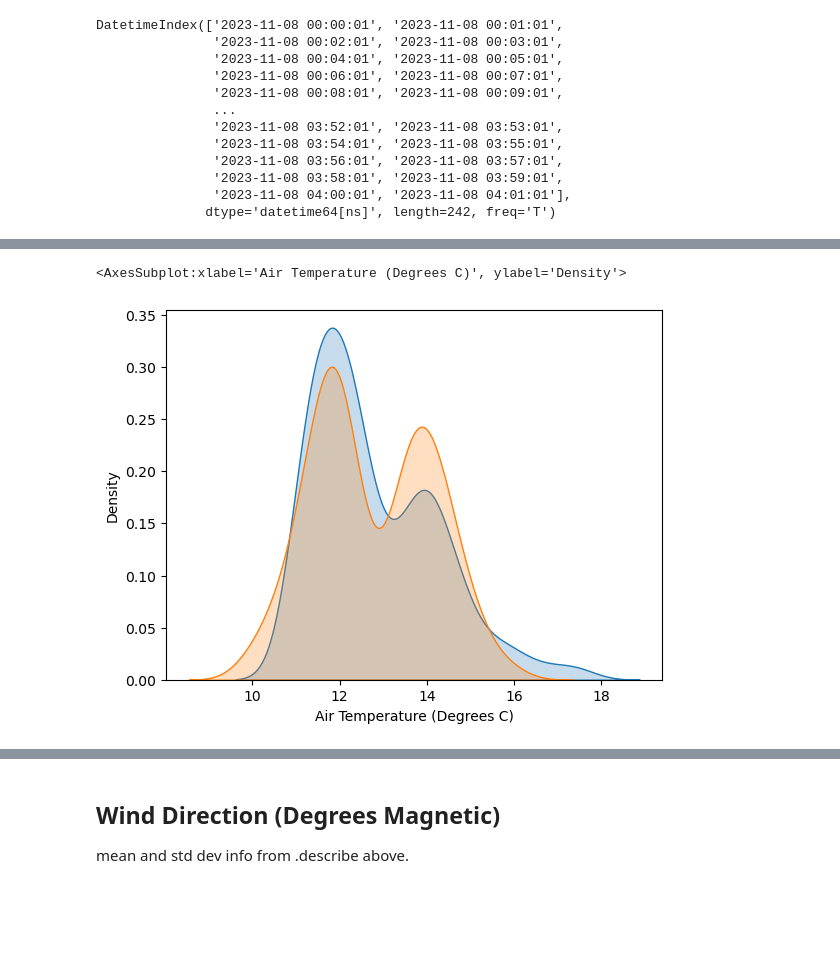
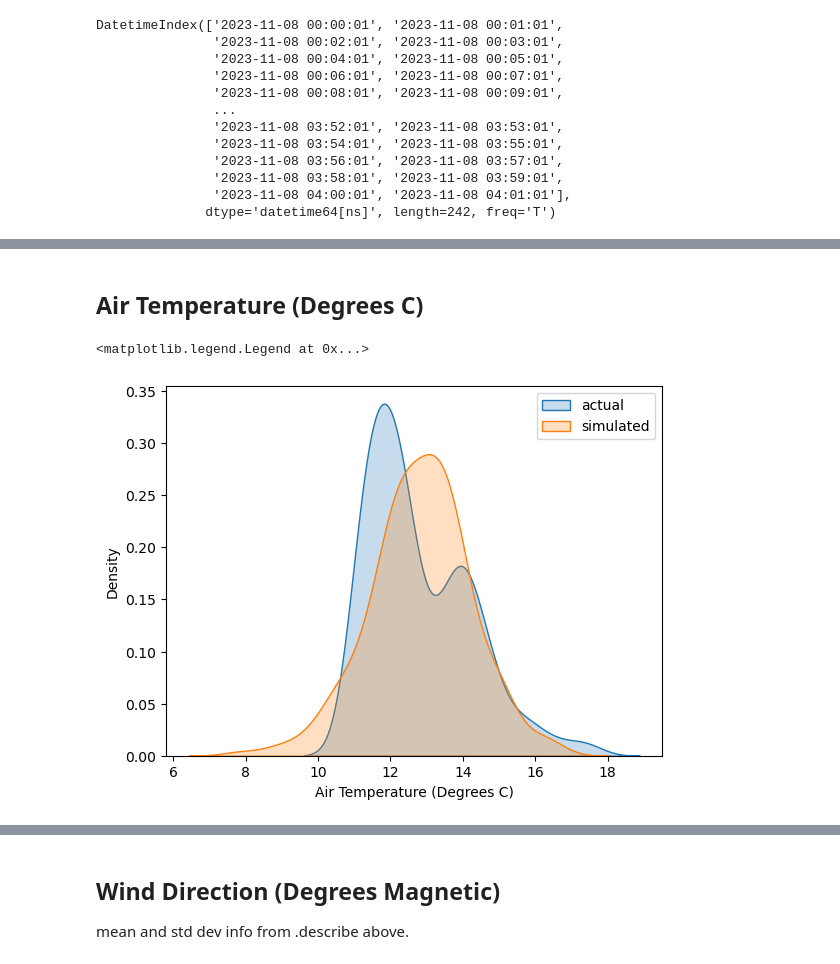
Before and after one commit to dectan/Programming-for-Data-Analysis-Project-1, a Jupyter notebook: Project 1.ipynb, the cells around one changed output, grey strips where cells are left out. Cells and saved outputs as stored; diff of their text form; code cells hidden in the pictures; blank space fills up the shorter version.

```diff
--- a/Project 1.ipynb
+++ b/Project 1.ipynb
@@ -215,15 +194,15 @@ I assigned the shape value = mean and scale = std dev as I found by doing this i
+# %% [markdown]
+## Air Temperature (Degrees C)
 # %%
-mean = 12.801
-std_dev = 1.415
-shape = mean
-scale = std_dev
-
-np.random.seed(61)
-ts01 = pd.DataFrame(data = dweibull.rvs(2,shape, scale,len(idx1)),index =idx1, columns=['Synthesised Air Temperature (Degrees C)'])
+mu = 12.801
+sigma = 1.415
+rng=np.random.default_rng(72)
+ts01 = pd.DataFrame(data=rng.normal(mu, sigma,len(idx1)),index =idx1, columns=['Synthesised Air Temperature (Degrees C)'])
 # %%
-sns.kdeplot(df2['Air Temperature (Degrees C)'],shade=True)
-sns.kdeplot(ts01['Synthesised Air Temperature (Degrees C)'],shade=True)
+sns.kdeplot(df2['Air Temperature (Degrees C)'],shade=True, label="actual")
+sns.kdeplot(ts01['Synthesised Air Temperature (Degrees C)'],shade=True, label="simulated")
+plt.legend()
 # %% [output]
-<AxesSubplot:xlabel='Air Temperature (Degrees C)', ylabel='Density'>
+<matplotlib.legend.Legend at 0x...>
-[figure, old version]
+[figure, new version]
 # %%
```
Also changed, not shown: parts of 45 cells of this notebook, 1 other file.
